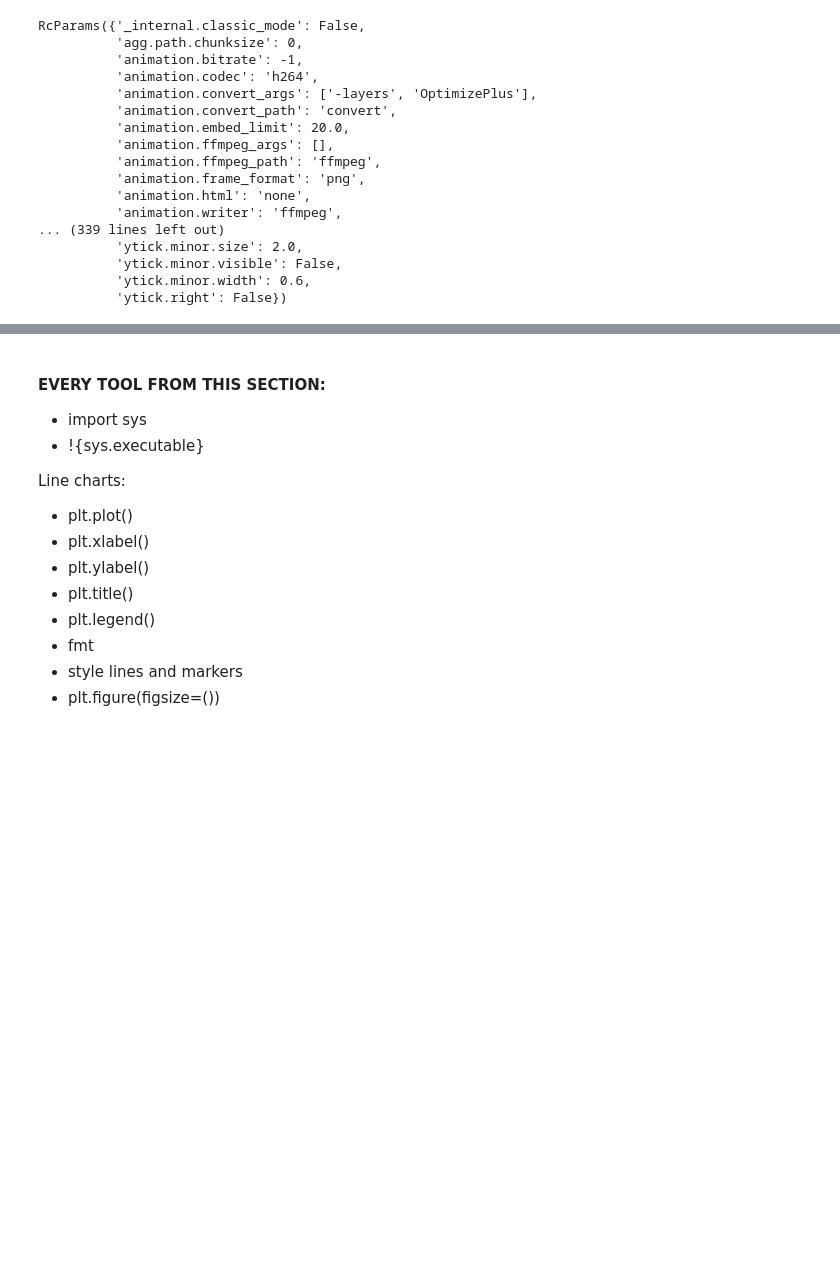
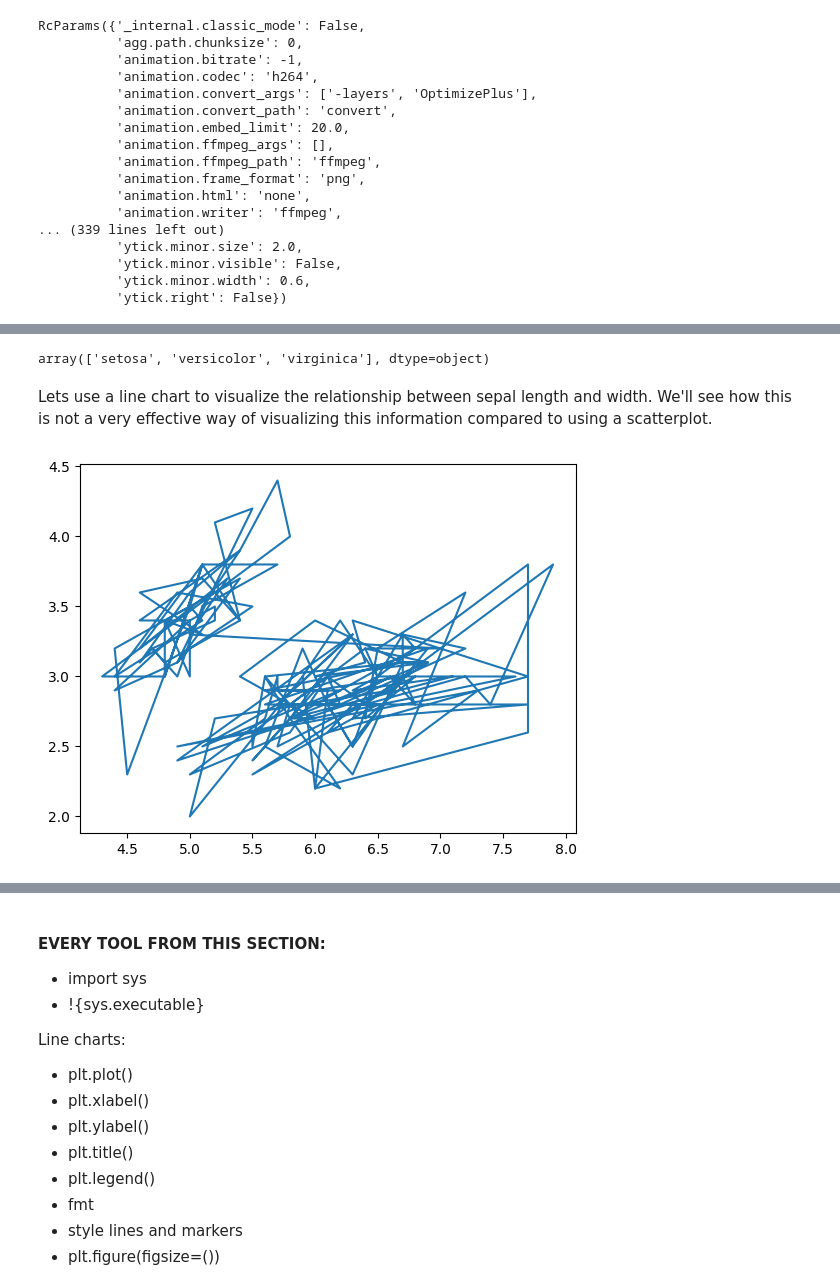
Before and after one commit to veronicasb/data_analysis, a Jupyter notebook: lesson5_visualization.ipynb, the cells around one changed output, grey strips where cells are left out. Cells and saved outputs as stored; diff of their text form; code cells hidden in the pictures; blank space fills up the shorter version.

```diff
--- a/lesson5_visualization.ipynb
+++ b/lesson5_visualization.ipynb
@@ -221,0 +225,3 @@ RcParams({'_internal.classic_mode': False,
+# %%
+flowers_df = sns.load_dataset("iris")
+flowers_df
@@ -221,0 +242,10 @@ RcParams({'_internal.classic_mode': False,
+# %%
+flowers_df.species.unique()
+# %% [output]
+array(['setosa', 'versicolor', 'virginica'], dtype=object)
+# %% [markdown]
+Lets use a line chart to visualize the relationship between sepal length and width. We'll see how this is not a very effective way of visualizing this information compared to using a scatterplot.
+# %%
+plt.plot(flowers_df.sepal_length, flowers_df.sepal_width);
+# %% [output]
+[figure, added]
```
Also changed, not shown: parts of 12 cells of this notebook.
